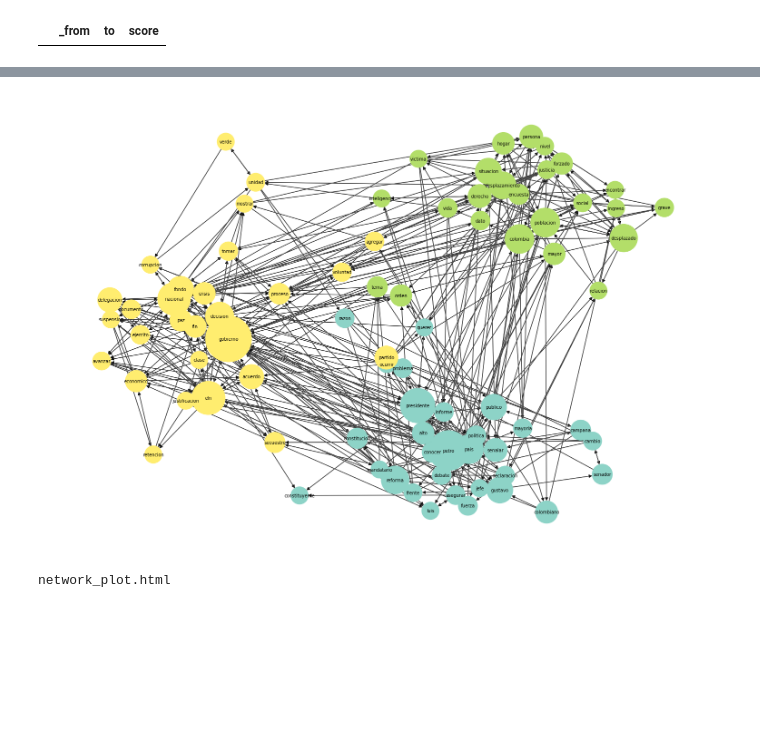
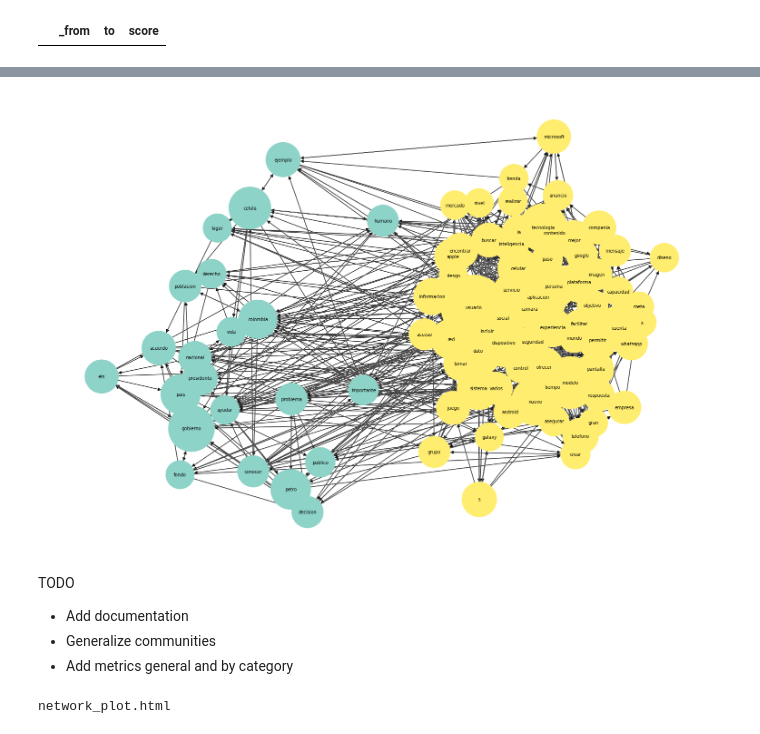
Before and after one commit to alejomaar/Network-Science-for-Data-Analytics, a Jupyter notebook: term_project/term_project.ipynb, the cells around one changed output, grey strips where cells are left out. Drawn from its saved outputs; the diff is of its cells as text; code cells hidden in the pictures; blank space fills up the shorter version.

```diff
--- a/term_project/term_project.ipynb
+++ b/term_project/term_project.ipynb
@@ -129,6 +129,17 @@ spanish_stop_words.extend([
 "despues",
 "ninguno",
 "ver",
+"aquel"
+"ejemplo",
+"disponible",
+"uso",
+"aunque",
+"utilizar",
+"contar",
+"opcion",
+"diferente",
+"podriar",
+"funcion",
 ])
 # %% [markdown]
 # Load the data
@@ -355,7 +415,7 @@ for _, row in score_network_df[score_network_df.score >= 0].iterrows():
     G.add_edge(row['_from'], row['to'], weight=row['score'])
 
 # Run the Louvain community detection algorithm
-partition = community.greedy_modularity_communities(G, best_n=3)
+partition = community.greedy_modularity_communities(G, best_n=2)
 
 # Create a dictionary where keys are community IDs and values are lists of nodes in that community
 communities = {}
@@ -371,7 +431,7 @@ node_scores_dict = dict(zip(node_scores['_from'], node_scores['score']))
 
 # Filter nodes based on the condition provided
 #subgraph_filter1 = [node for node, community_id in communities.items() if community_id in [0,1,2] ]
-subgraph_filter2 = [node for node, peso in node_scores_dict.items() if peso >=30]
+subgraph_filter2 = [node for node, peso in node_scores_dict.items() if peso >=80]
 #subgraph_nodes = list(set.intersection(set(subgraph_filter1),set(subgraph_filter2)))
 subgraph = G.subgraph(subgraph_filter2)
 
@@ -391,36 +451,41 @@ pos = nx.kamada_kawai_layout(subgraph)
 community_pos = {}
 community_counts = {}
 for node, community in zip(subgraph.nodes(),node_colors):
     if community in community_pos:
         community_pos[community] += np.array(pos[node])
         community_counts[community] += 1
     else:
         community_pos[community] = np.array(pos[node])
         community_counts[community] = 1
 
 # Average the positions to find the center
 for community in community_pos:
     community_pos[community] /= community_counts[community]
 
-center = community_pos[0]+community_pos[1]+community_pos[2]
+center = community_pos[0]+community_pos[1]#+community_pos[2]
 
 rc = 2
 community_pos[0] += rc*normalize(community_pos[0]- center)
 community_pos[1] += rc*normalize(community_pos[1]- center)
-community_pos[2] += rc*normalize(community_pos[2]- center)
+#community_pos[2] += rc*normalize(community_pos[2]- center)
 
 # Refine node positions to gravitate towards their community center
 for node in pos:
     community = communities[node]
     pos[node] = 0.8 * np.array(pos[node]) + 0.2 * community_pos[community]
 #pos = nx.spring_layout(subgraph, pos=pos,iterations=5)
 
 nx.draw(subgraph, pos, with_labels=True, node_size=node_sizes, cmap=plt.cm.Set3, node_color=node_colors, font_size=7)
 nx.draw_networkx_edges(subgraph, pos, edge_color='gray', alpha=0.4)
 
 plt.show()
 # %% [output]
-[figure, old version]
+[figure, new version]
+# %% [markdown]
+TODO
+* Add documentation
+* Generalize communities
+* Add metrics general  and by category
 # %%
 from pyvis.network import Network
 
```
Also changed, not shown: parts of 15 cells of this notebook, 1 other file.
